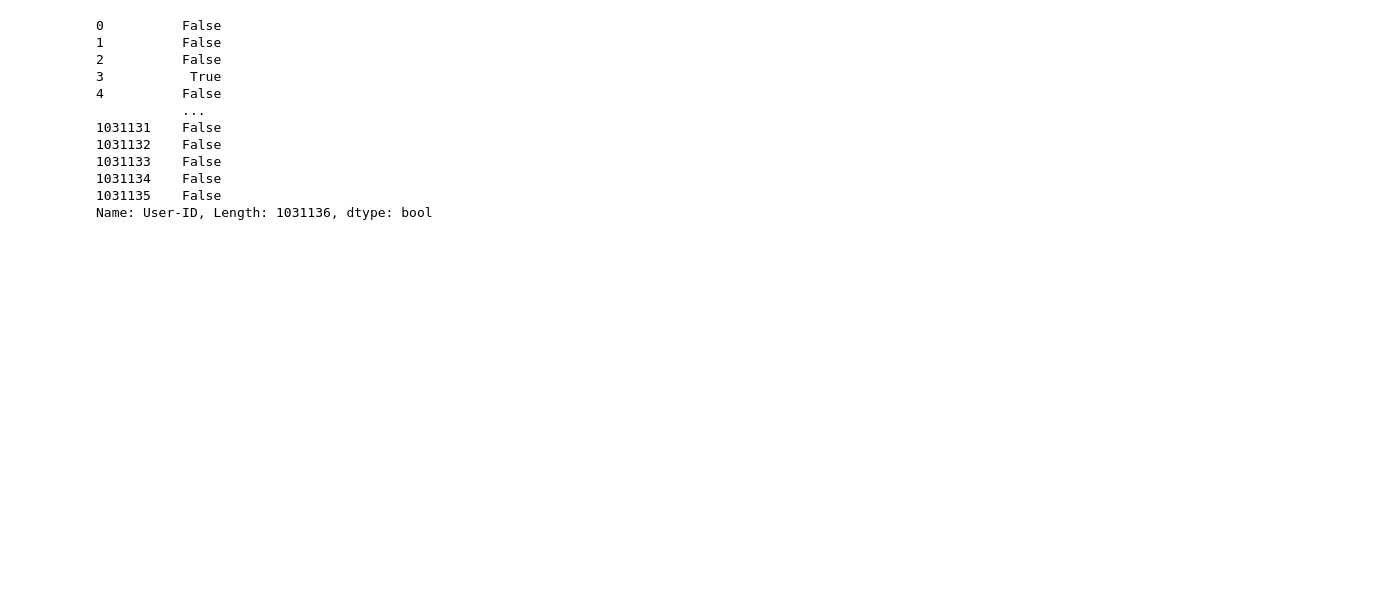
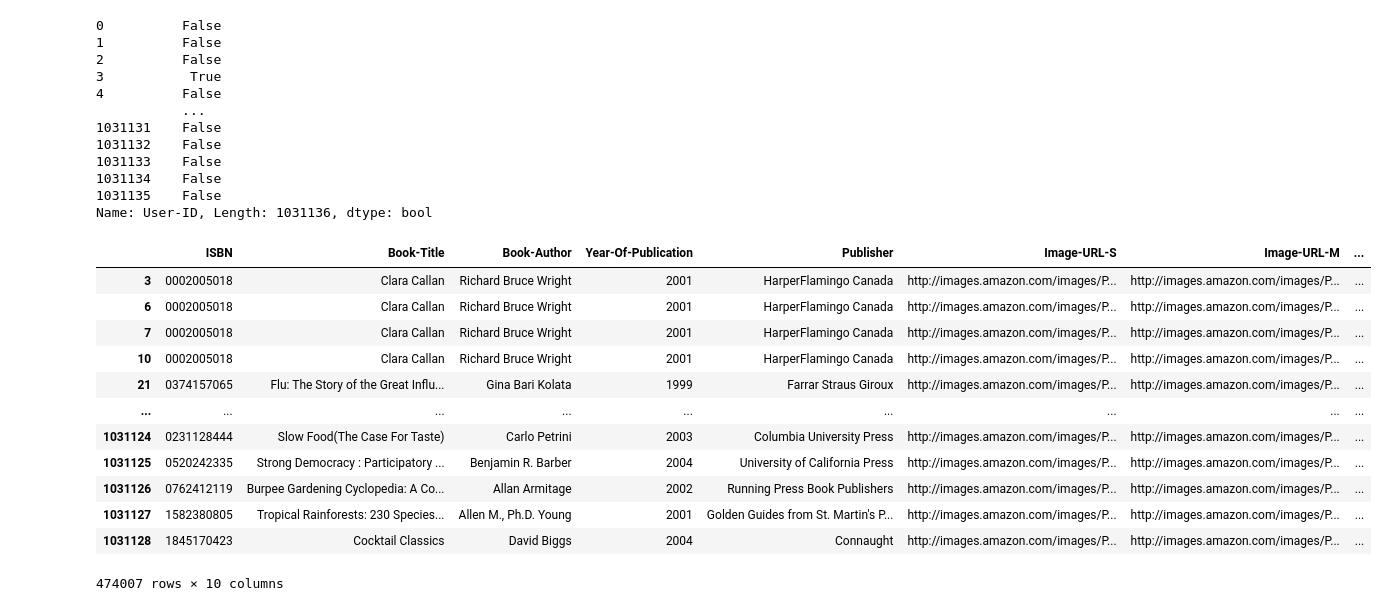
Before and after one commit to DeependraVerma/BookWise-AI-Book-Recommender, a Jupyter notebook: research/test.ipynb, the cells around one changed output. Drawn from its saved outputs; the diff is of its cells as text; code cells hidden in the pictures; blank space fills up the shorter version.

```diff
--- a/research/test.ipynb
+++ b/research/test.ipynb
@@ -244,4 +244,5 @@ ratings_with_book_name
 | 1031135 | 0767409752 | A Guided Tour of Rene Descartes' ... | Christopher Biffle | 2000 | McGraw-Hill Humanities/Social Sci... | http://images.amazon.com/images/P... | http://images.amazon.com/images/P... | ... |
 1031136 rows × 10 columns
 # %%
-ratings_with_book_name.groupby("User-ID")["Book-Title"].count()>200
+x = ratings_with_book_name.groupby("User-ID")["Book-Rating"].count()>200
+user_greater_than_200 = x[x].index
@@ -274,3 +270,19 @@ ratings_with_book_name["User-ID"].isin(user_greater_than_200)
 1031134    False
 1031135    False
 Name: User-ID, Length: 1031136, dtype: bool
+# %%
+ratings_with_book_name[ratings_with_book_name["User-ID"].isin(user_greater_than_200)]
+# %% [output]
+|  | ISBN | Book-Title | Book-Author | Year-Of-Publication | Publisher | Image-URL-S | Image-URL-M | ... |
+| 3 | 0002005018 | Clara Callan | Richard Bruce Wright | 2001 | HarperFlamingo Canada | http://images.amazon.com/images/P... | http://images.amazon.com/images/P... | ... |
+| 6 | 0002005018 | Clara Callan | Richard Bruce Wright | 2001 | HarperFlamingo Canada | http://images.amazon.com/images/P... | http://images.amazon.com/images/P... | ... |
+| 7 | 0002005018 | Clara Callan | Richard Bruce Wright | 2001 | HarperFlamingo Canada | http://images.amazon.com/images/P... | http://images.amazon.com/images/P... | ... |
+| 10 | 0002005018 | Clara Callan | Richard Bruce Wright | 2001 | HarperFlamingo Canada | http://images.amazon.com/images/P... | http://images.amazon.com/images/P... | ... |
+| 21 | 0374157065 | Flu: The Story of the Great Influ... | Gina Bari Kolata | 1999 | Farrar Straus Giroux | http://images.amazon.com/images/P... | http://images.amazon.com/images/P... | ... |
+| ... | ... | ... | ... | ... | ... | ... | ... | ... |
+| 1031124 | 0231128444 | Slow Food(The Case For Taste) | Carlo Petrini | 2003 | Columbia University Press | http://images.amazon.com/images/P... | http://images.amazon.com/images/P... | ... |
+| 1031125 | 0520242335 | Strong Democracy : Participatory ... | Benjamin R. Barber | 2004 | University of California Press | http://images.amazon.com/images/P... | http://images.amazon.com/images/P... | ... |
+| 1031126 | 0762412119 | Burpee Gardening Cyclopedia: A Co... | Allan Armitage | 2002 | Running Press Book Publishers | http://images.amazon.com/images/P... | http://images.amazon.com/images/P... | ... |
+| 1031127 | 1582380805 | Tropical Rainforests: 230 Species... | Allen M., Ph.D. Young | 2001 | Golden Guides from St. Martin's P... | http://images.amazon.com/images/P... | http://images.amazon.com/images/P... | ... |
+| 1031128 | 1845170423 | Cocktail Classics | David Biggs | 2004 | Connaught | http://images.amazon.com/images/P... | http://images.amazon.com/images/P... | ... |
+474007 rows × 10 columns
```
Also changed, not shown: parts of 2 cells of this notebook.
